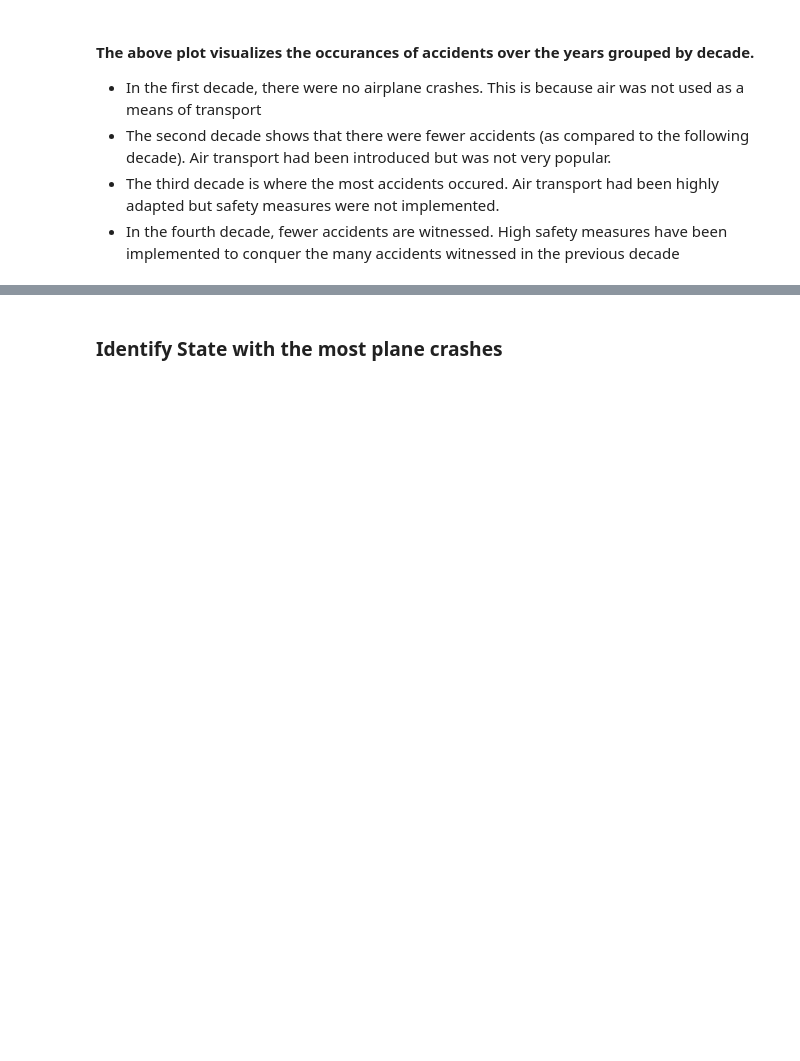
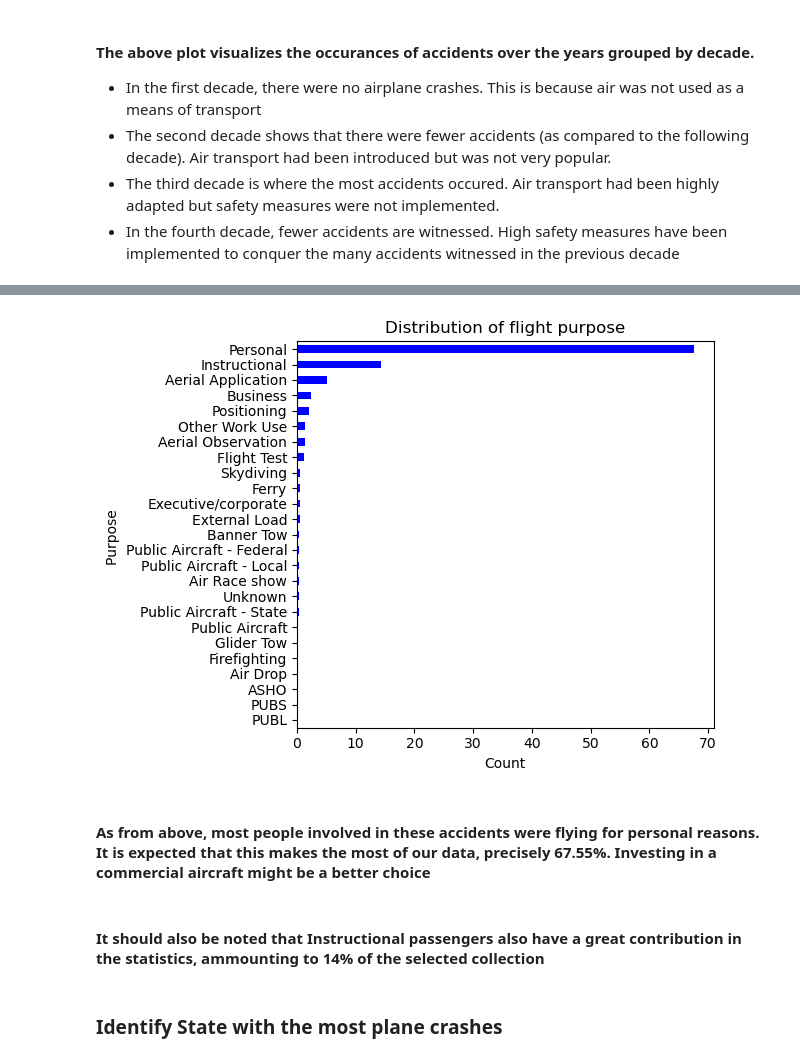
Before and after one commit to felix-musau/phase_1_project, a Jupyter notebook: index.ipynb, the cells around one changed output, grey strips where cells are left out. Cells and saved outputs as stored; diff of their text form; code cells hidden in the pictures; blank space fills up the shorter version.

```diff
--- a/index.ipynb
+++ b/index.ipynb
@@ -356,0 +381,4 @@ avg_decrease_3
+# %%
+#Identifying the percentage contribution of each flight purplose
+avg_flight_purp = df_relevant['Purpose.of.flight'].value_counts(normalize = True, ascending = True) * 100
+print(round(avg_flight_purp,2))
@@ -357,3 +403,16 @@ avg_decrease_3
+# %%
+avg_flight_purp.plot(kind='barh', color = 'blue')
+plt.title('Distribution of flight purpose')
+plt.xlabel('Count')
+plt.ylabel('Purpose ')
+plt.tight_layout()
+plt.show()
+# %% [output]
+[figure, added]
+# %% [markdown]
+#### As from above, most people involved in these accidents were flying for personal reasons. It is expected that this makes the most of our data, precisely 67.55%. Investing in a commercial aircraft might be a better choice
+# %% [markdown]
+#### It should also be noted that Instructional passengers also have a great contribution in the statistics, ammounting to 14% of the selected collection
 # %% [markdown]
 ### Identify State with the most plane crashes
 # %%
```
Also changed, not shown: parts of 5 cells of this notebook.
